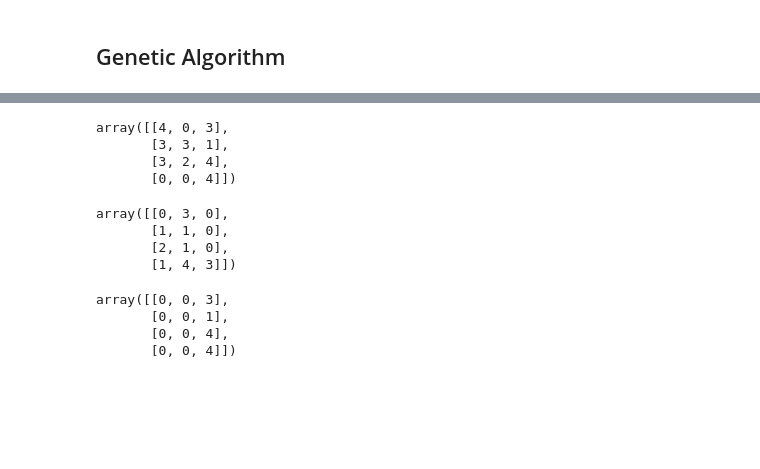
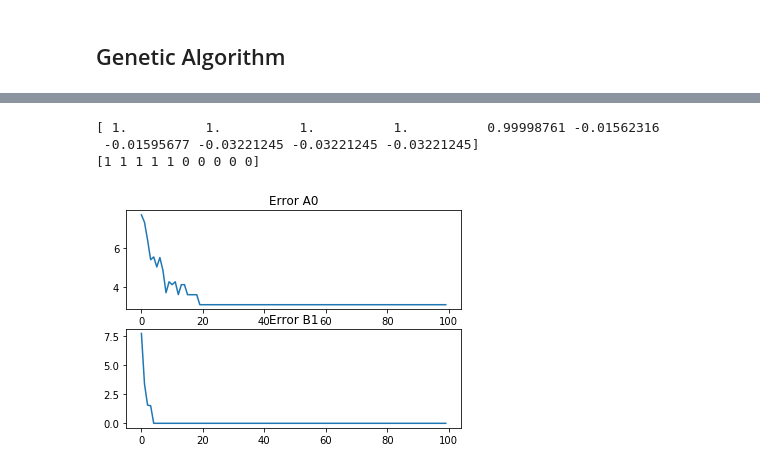
Before and after one commit to ithallojunior/sistemas_inteligentes1, a Jupyter notebook: ga_mlp_bot/parkinson_overfitted.ipynb, the cells around one changed output, grey strips where cells are left out. Cells and saved outputs as stored; diff of their text form; code cells hidden in the pictures; blank space fills up the shorter version.

```diff
--- a/ga_mlp_bot/parkinson_overfitted.ipynb
+++ b/ga_mlp_bot/parkinson_overfitted.ipynb
@@ -343 +410,8 @@ print "\n pop\n", a.population
+# %%
+f = open("pd.mlp", "r")
+clf = pickle.loads(f.read())
+f.close()
+ga = genetic_population_creator(clf, X_data_sc, population_size=10, seed=0,
+                     verbose=False, total_generations=100, error_stop=1-10,
+                     crossover_rate=0.5, mutate_rate=0.2, class_a_to_b_prop=0.5)
 # %%
@@ -430,14 +432,0 @@ f = np.array([1, 3, 3, 0])
-# %%
-c
-# %% [output]
-array([[4, 0, 3],
-       [3, 3, 1],
-       [3, 2, 4],
-       [0, 0, 4]])
-# %%
-d
-# %% [output]
-array([[0, 3, 0],
-       [1, 1, 0],
-       [2, 1, 0],
-       [1, 4, 3]])
@@ -446,7 +433,18 @@ c[:,np.array([0,1])]=0
-# %%
-c
-# %% [output]
-array([[0, 0, 3],
-       [0, 0, 1],
-       [0, 0, 4],
-       [0, 0, 4]])
+# %%
+x = clf.predict(ga.population)
+print x[:,0]
+print np.where(1, x>=0.5, 0)[:,0]
+# %% [output]
+[ 1.          1.          1.          1.          0.99998761 -0.01562316
+ -0.01595677 -0.03221245 -0.03221245 -0.03221245]
+[1 1 1 1 1 0 0 0 0 0]
+# %%
+plt.subplot(211)
+plt.plot(ga.errorA)
+plt.title("Error A0")
+plt.subplot(212)
+plt.plot(ga.errorB)
+plt.title("Error B1")
+plt.show()
+# %% [output]
+[figure, added]
```
Also changed, not shown: parts of 29 cells of this notebook, 2 other files.
